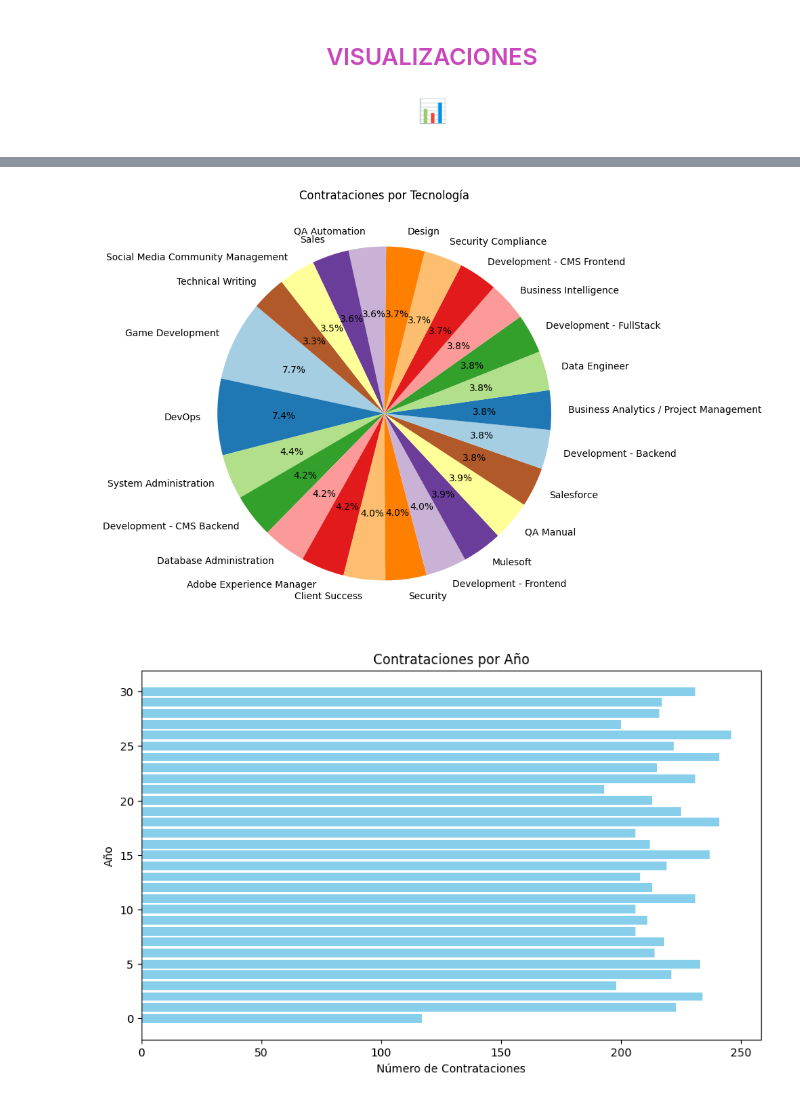
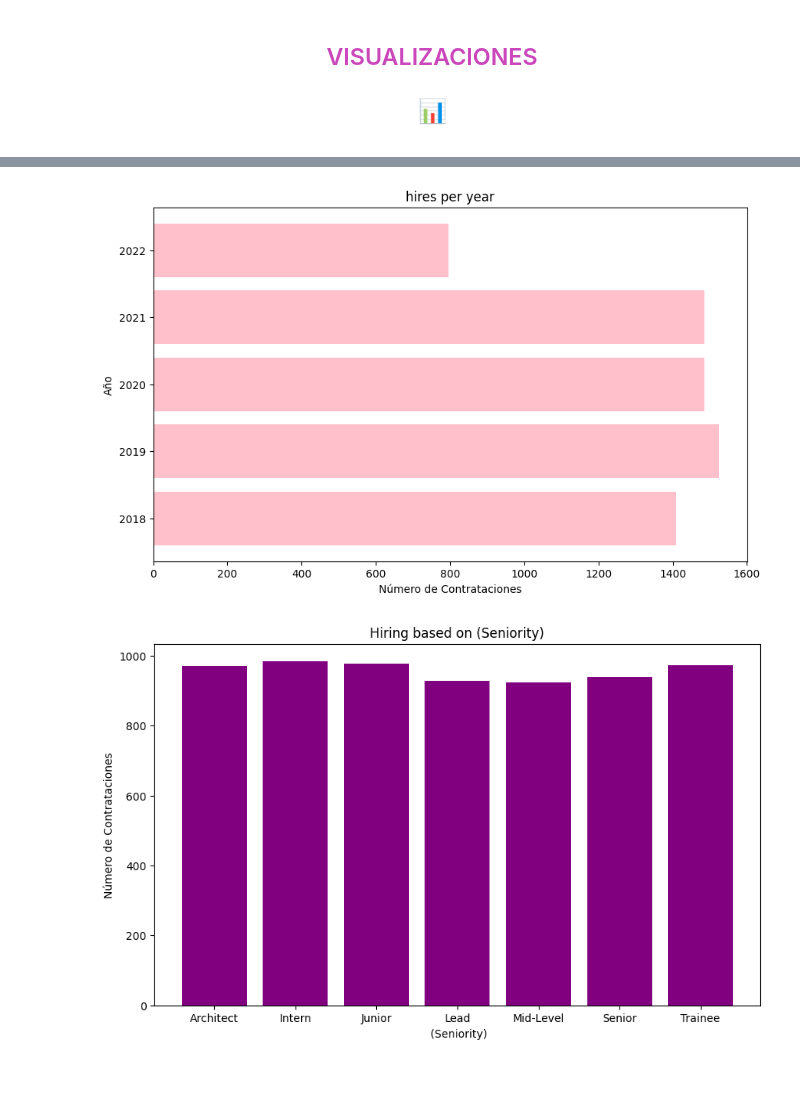
Before and after one commit to anacriquintero/WORKSHOP1, a Jupyter notebook: Notebooks/EDA.ipynb, the cells around one changed output, grey strips where cells are left out. Cells and saved outputs as stored; diff of their text form; code cells hidden in the pictures.

```diff
--- a/Notebooks/EDA.ipynb
+++ b/Notebooks/EDA.ipynb
@@ -180,43 +214,43 @@ Name: count, dtype: int64
 # %%
-#Contrataciones por tecnología (gráfico circular)
-
+#Contrataciones por año (gráfico de barras horizontales)
 import matplotlib.pyplot as plt
 
-# Asegúrate de que tienes una columna de 'Technology' en tu dataframe
-# Por ejemplo, hired_table['Technology'] puede contener valores como 'Python', 'Java', etc.
+# Asegúrate de tener una columna 'Year' en tu hired_table
+# Por ejemplo, hired_table['Year'] puede contener los años en los que los candidatos fueron contratados.
 
 # Filtrar solo los candidatos contratados (Hired = 1)
 hired_candidates = hired_table[hired_table['Hired'] == 1]
 
-# Contar las contrataciones por tecnología
-tech_counts = hired_candidates['Technology'].value_counts()
+# Contar las contrataciones por año
+year_counts = hired_candidates['Year'].value_counts().sort_index()
 
-# Crear el gráfico circular
-plt.figure(figsize=(8, 8))
-plt.pie(tech_counts, labels=tech_counts.index, autopct='%1.1f%%', startangle=140, colors=plt.cm.Paired.colors)
-plt.title("Contrataciones por Tecnología")
+# Crear el gráfico de barras horizontales
+plt.figure(figsize=(10, 6))
+plt.barh(year_counts.index, year_counts.values, color='pink')
+plt.xlabel('Número de Contrataciones')
+plt.ylabel('Año')
+plt.title('hires per year')
 plt.show()
 # %% [output]
-[figure, old version]
+[figure, new version]
 # %%
-#Contrataciones por año (gráfico de barras horizontales)
+#Contrataciones por antigüedad (gráfico de barras)
+
 import matplotlib.pyplot as plt
-
-# Asegúrate de tener una columna 'Year' en tu hired_table
-# Por ejemplo, hired_table['Year'] puede contener los años en los que los candidatos fueron contratados.
 
 # Filtrar solo los candidatos contratados (Hired = 1)
 hired_candidates = hired_table[hired_table['Hired'] == 1]
 
-# Contar las contrataciones por año
-year_counts = hired_candidates['YOE'].value_counts().sort_index()
+# Contar las contrataciones por años de experiencia (YOE)
+yoe_counts = hired_candidates['Seniority'].value_counts().sort_index()
 
-# Crear el gráfico de barras horizontales
+# Crear el gráfico de barras
 plt.figure(figsize=(10, 6))
-plt.barh(year_counts.index, year_counts.values, color='skyblue')
-plt.xlabel('Número de Contrataciones')
-plt.ylabel('Año')
-plt.title('Contrataciones por Año')
+plt.bar(yoe_counts.index, yoe_counts.values, color='purple')
+plt.xlabel(' (Seniority)')
+plt.ylabel('Número de Contrataciones')
+plt.title('Hiring based on (Seniority)')
+plt.xticks(yoe_counts.index)  # Asegura que todas las etiquetas de antigüedad aparezcan
 plt.show()
 # %% [output]
-[figure, old version]
+[figure, new version]
```
Also changed, not shown: parts of 4 cells of this notebook, 2 other files.
